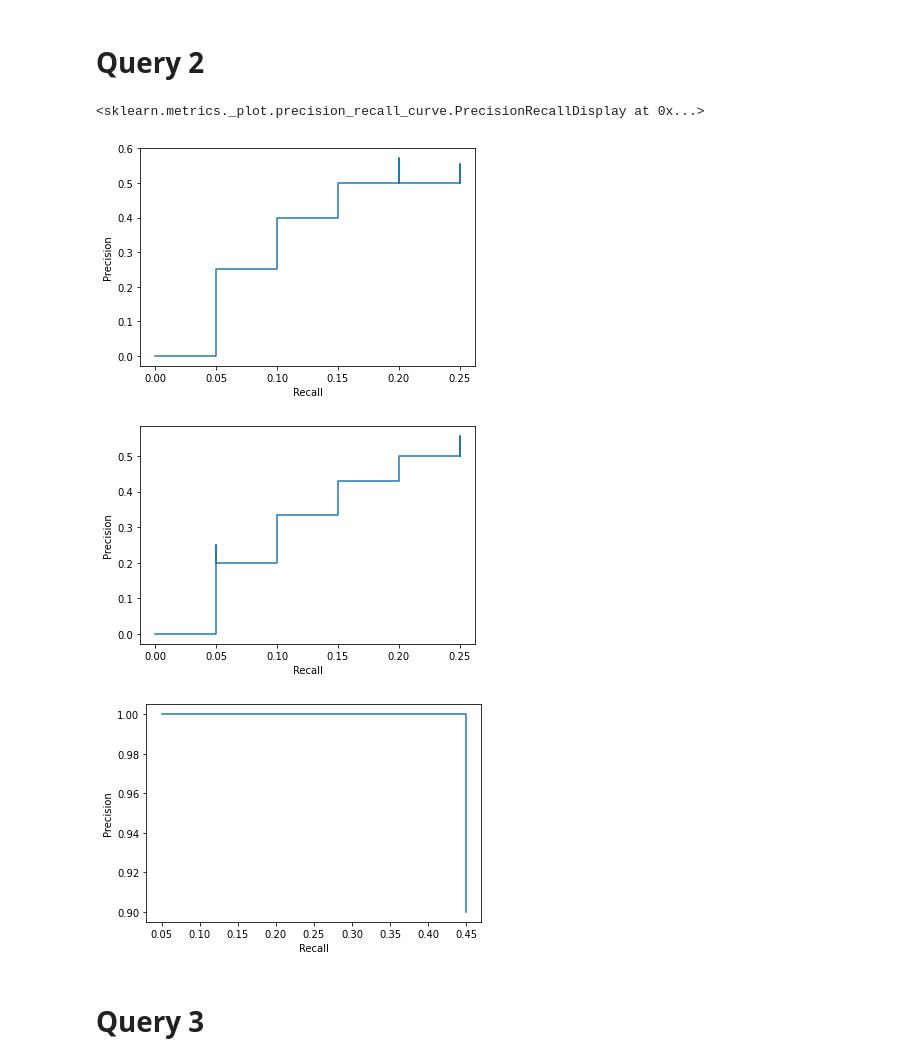
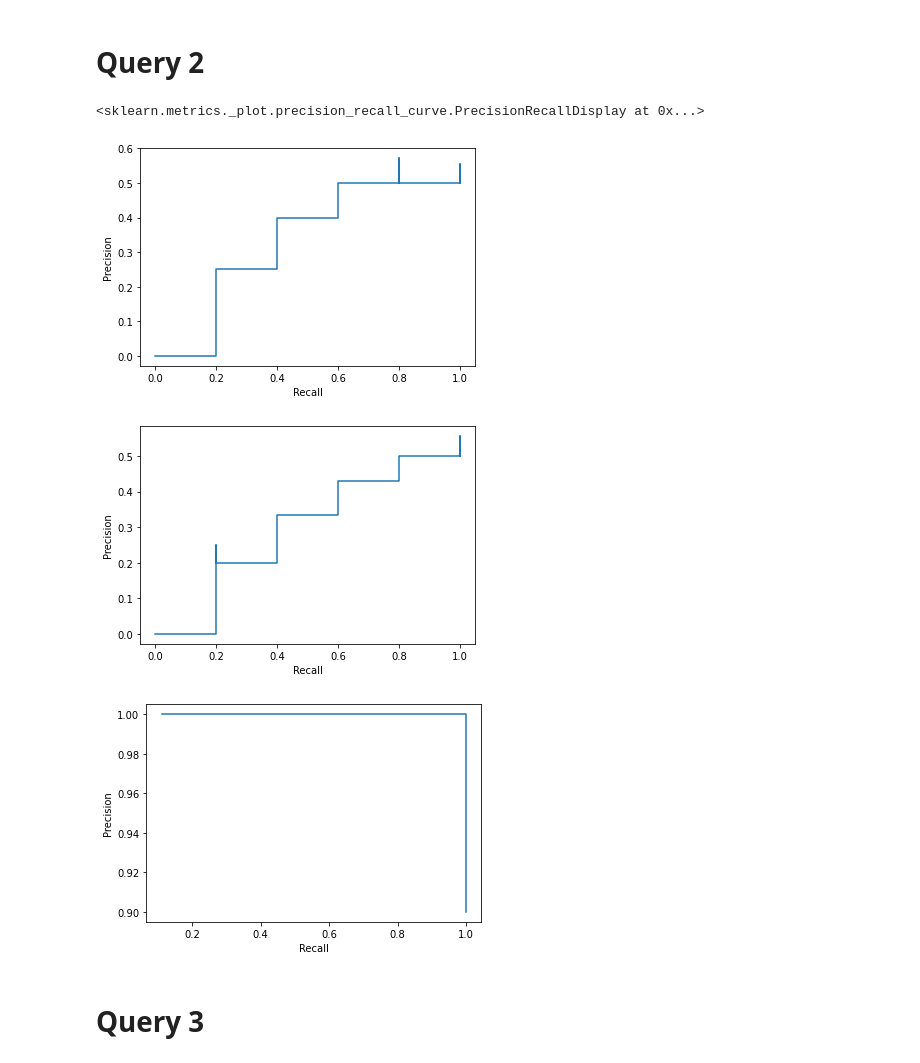
Before and after one commit to davide-castro20/FEUP-PRI, a Jupyter notebook: precision_graphs.ipynb, the cells around one changed output. Drawn from its saved outputs; the diff is of its cells as text; code cells hidden in the pictures.

```diff
--- a/precision_graphs.ipynb
+++ b/precision_graphs.ipynb
@@ -102,7 +102,7 @@ recall_query2_system1 = [
         doc
         for idx,doc in enumerate(np.split(y_true,2)[0][:idx])
         if query2_system1_scores[idx] == 1
-    ]) / len(query2_system1_scores)
+    ]) / np.bincount(np.split(query2_system1_scores,2)[0])[1]
     for idx, _ in enumerate(np.split(y_true,2)[0], start=1)
 ]
 
@@ -126,42 +126,42 @@ recall_query2_system2 = [
         doc
         for idx,doc in enumerate(np.split(y_true,2)[0][:idx])
         if query2_system2_scores[idx] == 1
-    ]) / len(query2_system2_scores)
+    ]) / np.bincount(np.split(query2_system2_scores,2)[0])[1]
     for idx, _ in enumerate(np.split(y_true,2)[0], start=1)
 ]
 
 query2_system2_plot = PrecisionRecallDisplay(precision_query2_system2,recall_query2_system2)
 query2_system2_plot.plot()
 
 
 ###############
 
 query2_system3_scores = np.array([1,1,1,1,1,1,1,1,1,0,0,1,0,0,0,0,0,0,1,1])
 precision_query2_system3 = [
     len([
         doc
         for idx,doc in enumerate(np.split(y_true,2)[0][:idx])
         if query2_system3_scores[idx] == 1
     ]) / idx
     for idx, _ in enumerate(np.split(y_true,2)[0], start=1)
 ]
 
 recall_query2_system3 = [
     len([
         doc
         for idx,doc in enumerate(np.split(y_true,2)[0][:idx])
         if query2_system3_scores[idx] == 1
-    ]) / len(query2_system3_scores)
+    ]) / np.bincount(np.split(query2_system3_scores,2)[0])[1]
     for idx, _ in enumerate(np.split(y_true,2)[0], start=1)
 ]
 
 query2_system3_plot = PrecisionRecallDisplay(precision_query2_system3,recall_query2_system3)
 query2_system3_plot.plot()
 # %% [output]
 <sklearn.metrics._plot.precision_recall_curve.PrecisionRecallDisplay at 0x...>
-[figure, old version]
+[figure, new version]
-[figure, old version]
+[figure, new version]
-[figure, old version]
+[figure, new version]
 # %% [markdown]
 # Query 3
 # %%
```
Also changed, not shown: parts of 3 cells of this notebook.
